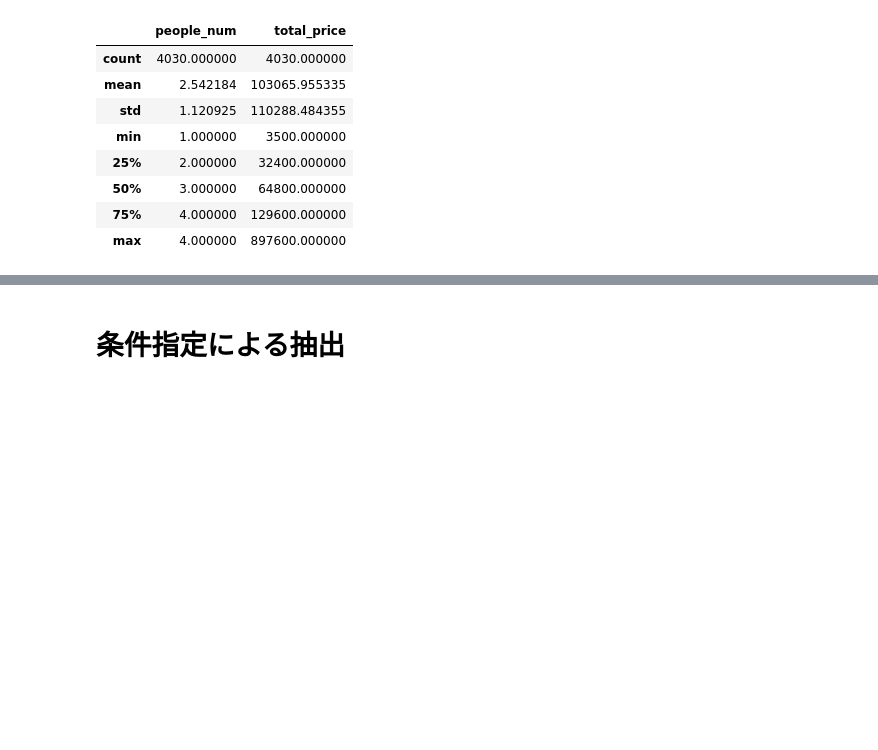
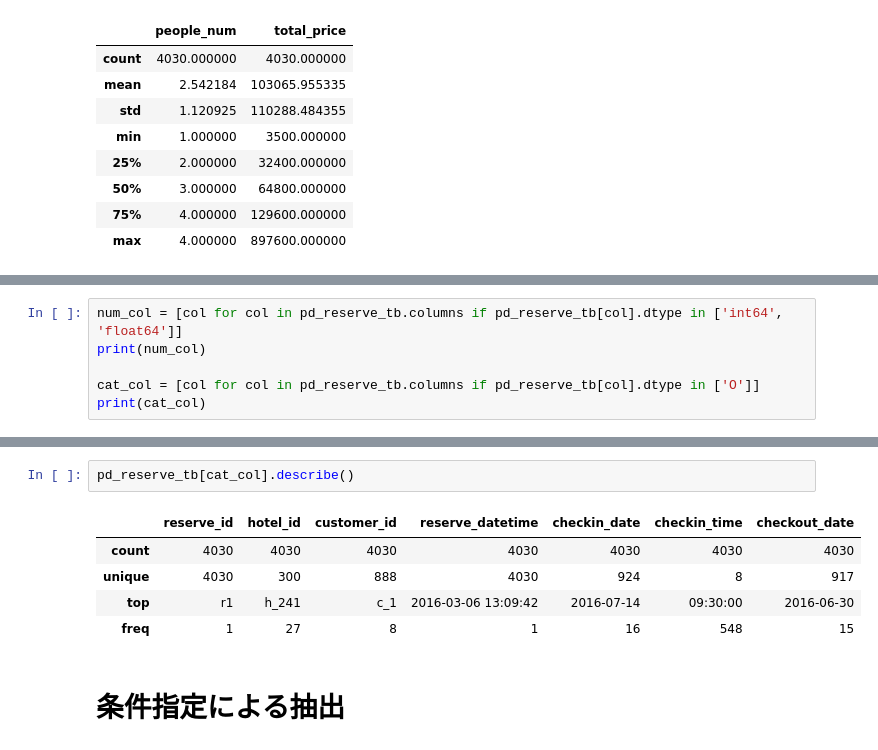
Before and after one commit to takuya-tokumoto/polar_tutorial, a Jupyter notebook: polarsチュートリアル.ipynb, the cells around one changed output, grey strips where cells are left out. Cells and saved outputs as stored; diff of their text form; blank space fills up the shorter version.

```diff
--- a/polarsチュートリアル.ipynb
+++ b/polarsチュートリアル.ipynb
@@ -323,0 +366,6 @@ pd_reserve_tb.describe()
+# %%
+num_col = [col for col in pd_reserve_tb.columns if pd_reserve_tb[col].dtype in ['int64', 'float64']]
+print(num_col)
+
+cat_col = [col for col in pd_reserve_tb.columns if pd_reserve_tb[col].dtype in ['O']]
+print(cat_col)
@@ -324,3 +387,11 @@ pd_reserve_tb.describe()
+# %%
+pd_reserve_tb[cat_col].describe()
+# %% [output]
+|  | reserve_id | hotel_id | customer_id | reserve_datetime | checkin_date | checkin_time | checkout_date |
+| count | 4030 | 4030 | 4030 | 4030 | 4030 | 4030 | 4030 |
+| unique | 4030 | 300 | 888 | 4030 | 924 | 8 | 917 |
+| top | r1 | h_241 | c_1 | 2016-03-06 13:09:42 | 2016-07-14 | 09:30:00 | 2016-06-30 |
+| freq | 1 | 27 | 8 | 1 | 16 | 548 | 15 |
 # %% [markdown]
 # 条件指定による抽出
 # %% [markdown]
```
Also changed, not shown: parts of 14 cells of this notebook.
